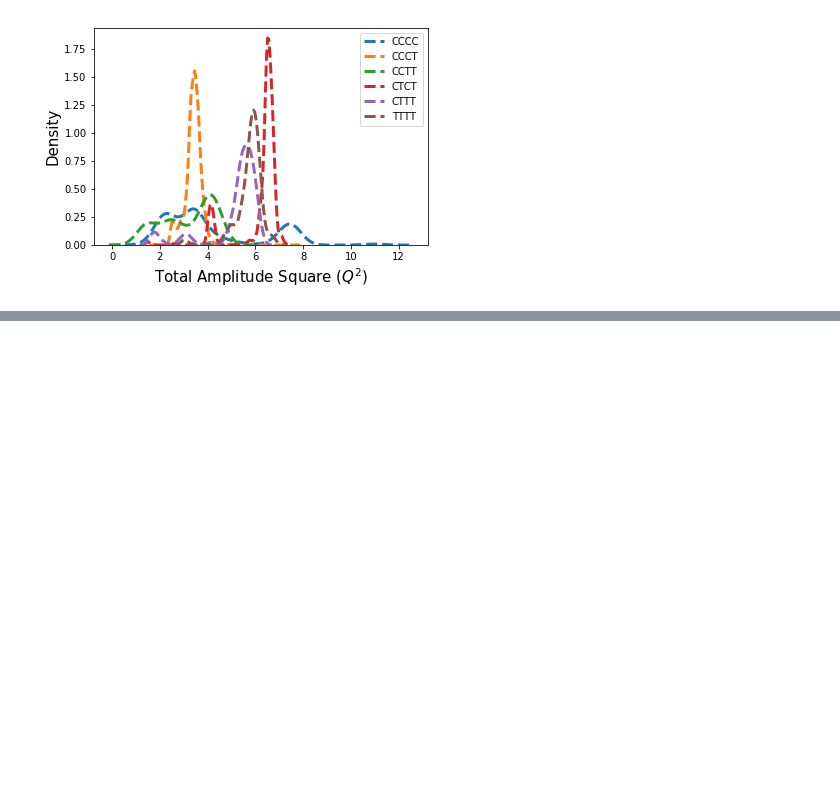
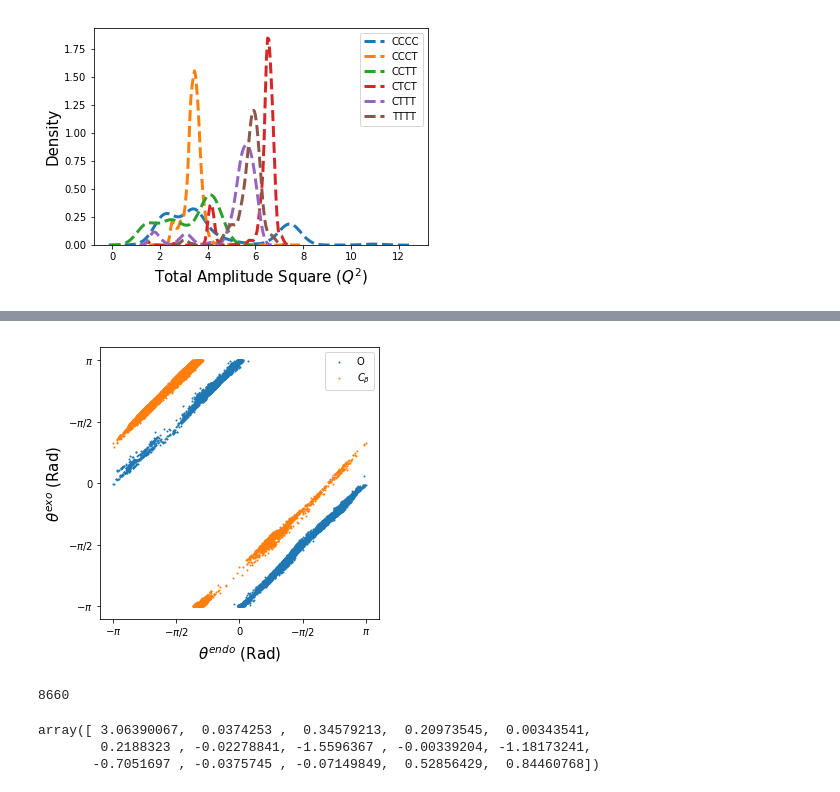
Before and after one commit to lucianlschan/RING, a Jupyter notebook: CTPs Analysis.ipynb, the cells around one changed output, grey strips where cells are left out. Drawn from its saved outputs; the diff is of its cells as text; code cells hidden in the pictures; blank space fills up the shorter version.

```diff
--- a/CTPs Analysis.ipynb
+++ b/CTPs Analysis.ipynb
@@ -601,0 +658,46 @@ array([[1.        , 0.95330263],
+# %%
+exo_d1 = []
+exo_c1 = []
+for idx, item in enumerate(outcome.iloc[:,47].values):
+    if any(item):
+        for d in item:
+            if d[0][0]==0:
+                exo_d1.append((outcome.iloc[idx,45],d[0][1]))
+            elif d[0][0]==3:
+                exo_d1.append((outcome.iloc[idx,36],d[0][1]))
+            elif d[0][0]==6:
+                exo_d1.append((outcome.iloc[idx,39],d[0][1]))
+            elif d[0][0]==9:
+                exo_d1.append((outcome.iloc[idx,42],d[0][1]))
+            else:
+                continue
+
+for idx, item in enumerate(outcome.iloc[:,46].values):
+    if any(item):
+        for d in item:
+            if d[0][0]==1:
+                exo_c1.append((outcome.iloc[idx,34],d[0][1]))
+            elif d[0][0]==4:
+                exo_c1.append((outcome.iloc[idx,37],d[0][1]))
+            elif d[0][0]==7:
+                exo_c1.append((outcome.iloc[idx,40],d[0][1]))
+            elif d[0][0]==10:
+                exo_c1.append((outcome.iloc[idx,43],d[0][1]))
+            else:
+                continue
+# %%
+oxygen = pd.DataFrame(exo_d1)
+carbon = pd.DataFrame(exo_c1)
+# %%
+plt.figure(figsize=(5,5))
+plt.xticks([-np.pi,-np.pi/2,0,np.pi/2,np.pi],labels=[r"$-\pi$",r"$-\pi/2$","0",r"$-\pi/2$",r"$\pi$"])
+plt.yticks([-np.pi,-np.pi/2,0,np.pi/2,np.pi],labels=[r"$-\pi$",r"$-\pi/2$","0",r"$-\pi/2$",r"$\pi$"])
+plt.xlabel(r"$\theta^{endo}$ (Rad)",size=15)
+plt.ylabel(r"$\theta^{exo}$ (Rad)",size=15)
+plt.scatter(oxygen.iloc[:,0],oxygen.iloc[:,1],s=1, label="O")
+plt.scatter(carbon.iloc[:,0],carbon.iloc[:,1],s=1, label=r"$C_{\beta}$")
+plt.legend()
+plt.savefig("Fig/CTP/ctps_endo_exo.pdf",dpi=150,bbox_inches="tight")
+plt.show()
+# %% [output]
+[figure, added]
@@ -601,0 +712,4 @@ array([[1.        , 0.95330263],
+# %%
+max(cccc)
+# %% [output]
+8660
@@ -601,0 +730,6 @@ array([[1.        , 0.95330263],
+# %%
+beta
+# %% [output]
+array([ 3.06390067,  0.0374253 ,  0.34579213,  0.20973545,  0.00343541,
+        0.2188323 , -0.02278841, -1.5596367 , -0.00339204, -1.18173241,
+       -0.7051697 , -0.0375745 , -0.07149849,  0.52856429,  0.84460768])
```
Also changed, not shown: parts of 37 cells of this notebook, 2 other files.
